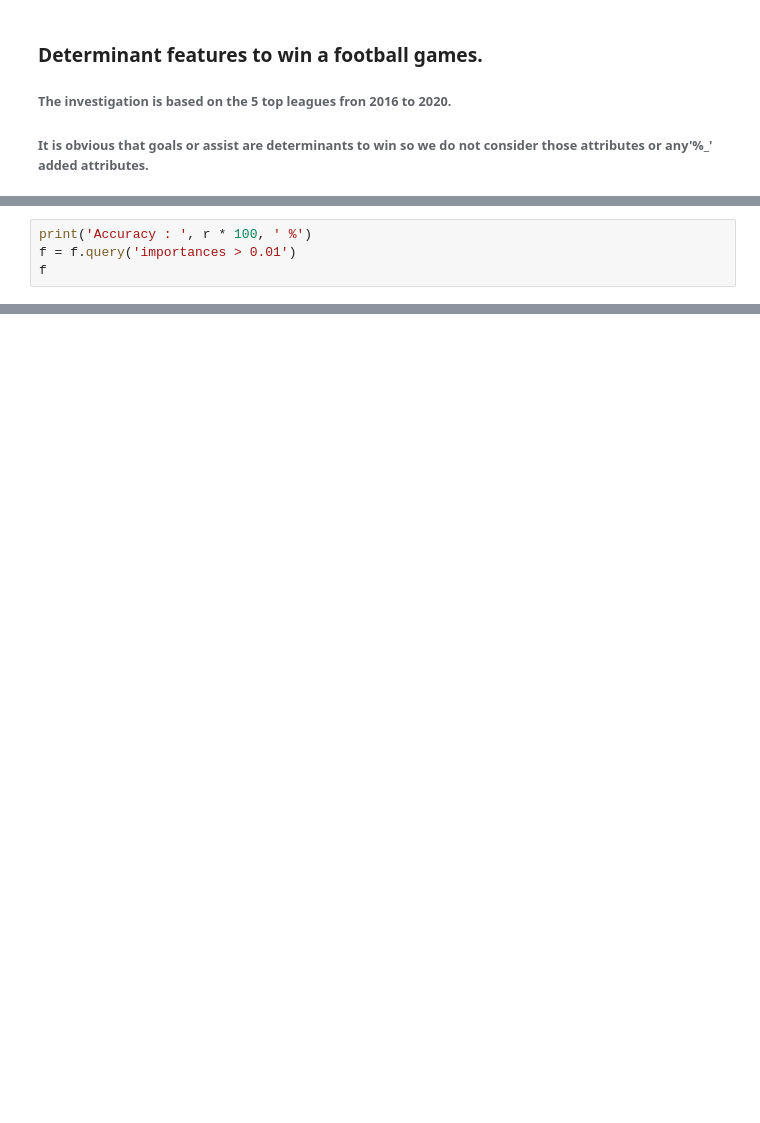
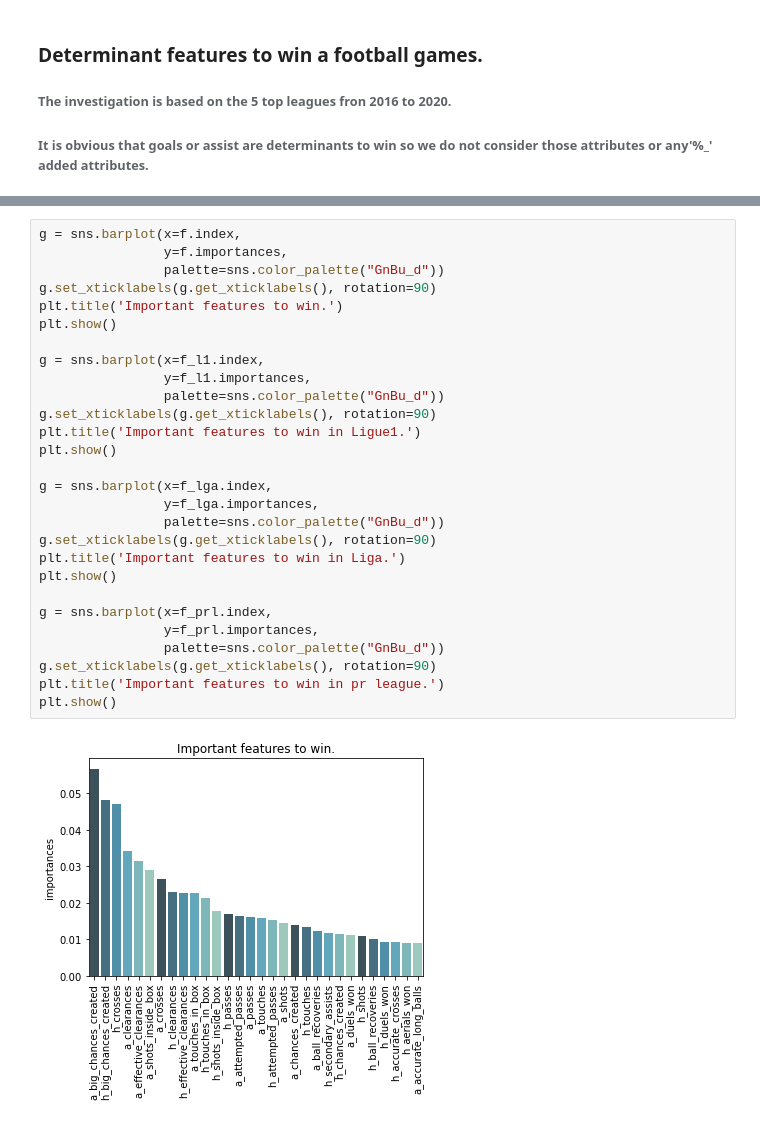
Before and after one commit to beninioh/FootballAnalytics, a Jupyter notebook: Notebooks/forest_importants_features.ipynb, the cells around one changed output, grey strips where cells are left out. Saved outputs shown, nothing was run; the diff lists cells and outputs as text; blank space fills up the shorter version.

```diff
--- a/Notebooks/forest_importants_features.ipynb
+++ b/Notebooks/forest_importants_features.ipynb
@@ -14,4 +30,0 @@ _, r, f = train_forest(['ligue1', 'prleague'],
-# %%
-print('Accuracy : ', r * 100, ' %')
-f = f.query('importances > 0.01')
-f
@@ -45,0 +41,30 @@ plt.show()
+# %%
+g = sns.barplot(x=f.index,
+                y=f.importances,
+                palette=sns.color_palette("GnBu_d"))
+g.set_xticklabels(g.get_xticklabels(), rotation=90)
+plt.title('Important features to win.')
+plt.show()
+
+g = sns.barplot(x=f_l1.index,
+                y=f_l1.importances,
+                palette=sns.color_palette("GnBu_d"))
+g.set_xticklabels(g.get_xticklabels(), rotation=90)
+plt.title('Important features to win in Ligue1.')
+plt.show()
+
+g = sns.barplot(x=f_lga.index,
+                y=f_lga.importances,
+                palette=sns.color_palette("GnBu_d"))
+g.set_xticklabels(g.get_xticklabels(), rotation=90)
+plt.title('Important features to win in Liga.')
+plt.show()
+
+g = sns.barplot(x=f_prl.index,
+                y=f_prl.importances,
+                palette=sns.color_palette("GnBu_d"))
+g.set_xticklabels(g.get_xticklabels(), rotation=90)
+plt.title('Important features to win in pr league.')
+plt.show()
+# %% [output]
+[figure, added]
```
Also changed, not shown: parts of 6 cells of this notebook.
